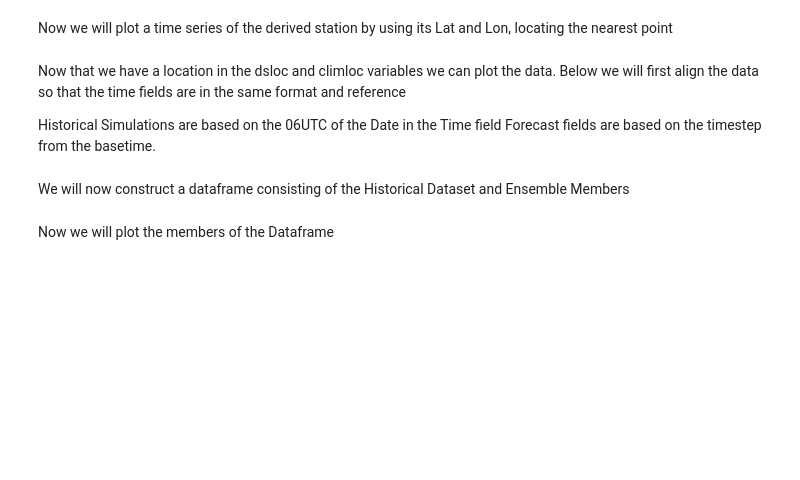
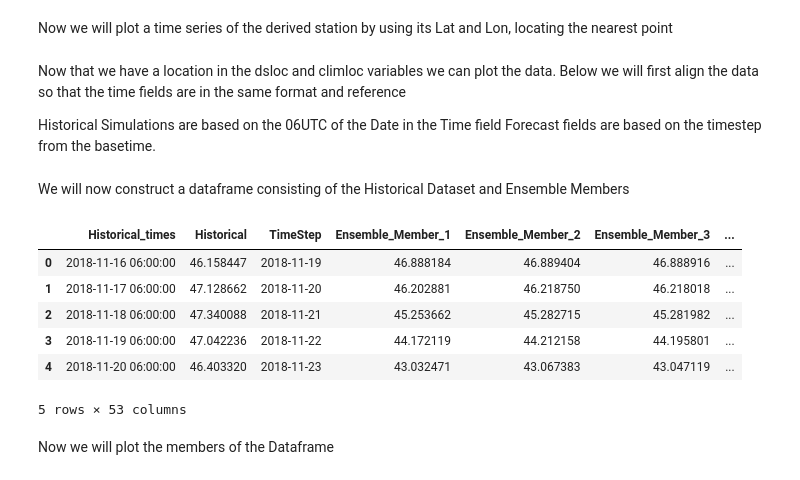
Before and after one commit to enyfeo/efas, a Jupyter notebook: work/5_Timeseries.ipynb, the cells around one changed output. Saved outputs shown, nothing was run; the diff lists cells and outputs as text; code cells hidden in the pictures; blank space fills up the shorter version.

```diff
--- a/work/5_Timeseries.ipynb
+++ b/work/5_Timeseries.ipynb
@@ -38,15 +72,10 @@ clim
 # %% [markdown]
 Now we will plot a time series of the derived station by using its Lat and Lon, locating the nearest point
 # %%
-import pyproj
-inputEPSG = pyproj.Proj(init='epsg:4326')   # ref system EFAS-IS
-outputEPSG = pyproj.Proj(init='epsg:3035')  # ref system LISFLOOD
-
-x_lsf, y_lsf = pyproj.transform(inputEPSG, outputEPSG, float(station.StationLon.values), float(station.StationLat.values))
 
 # extract data for selected point in netcdf file by LISFLOOD coordinates
-dsloc = ds.sel(x=x_lsf,y=y_lsf,method='nearest')
-climloc = clim.sel(x=x_lsf,y=y_lsf,method='nearest')
+dsloc = ds.sel(x=station.LisfloodX.values,y=station.LisfloodY.values,method='nearest')
+climloc = clim.sel(x=station.LisfloodX.values,y=station.LisfloodY.values,method='nearest')
 # %% [markdown]
 Now that we have a location in the dsloc and climloc variables we can plot the data.
 Below we will first align the data so that the time fields are in the same format and reference
@@ -63,13 +92,21 @@ We will now construct a dataframe consisting of the Historical Dataset and Ensem
 # %%
 df=pd.DataFrame({
     'Historical_times':np.array(climloc.time.values+np.timedelta64(climloc.step.values)), # Historical Times from the Climatology File
-    'Historical': climloc.dis24.values, # Historical Data from the Climatology file
+    'Historical': climloc.dis24.values[:,-1,-1], # Historical Data from the Climatology file
     'TimeStep': time}) # Time data from the Ensemble Data file as Times (Base + Delta("STEP"))
 
 for number in dsloc.number.values: #Include each member into the dataframe
-    df['Ensemble_Member_'+str(number)] = dsloc.dis24[number-1,:]
+    df['Ensemble_Member_'+str(number)] = dsloc.dis24[number-1,:,-1,-1].values
 
 df.head() #Print a short list of the dataframe
+# %% [output]
+|  | Historical_times | Historical | TimeStep | Ensemble_Member_1 | Ensemble_Member_2 | Ensemble_Member_3 | ... |
+| 0 | 2018-11-16 06:00:00 | 46.158447 | 2018-11-19 | 46.888184 | 46.889404 | 46.888916 | ... |
+| 1 | 2018-11-17 06:00:00 | 47.128662 | 2018-11-20 | 46.202881 | 46.218750 | 46.218018 | ... |
+| 2 | 2018-11-18 06:00:00 | 47.340088 | 2018-11-21 | 45.253662 | 45.282715 | 45.281982 | ... |
+| 3 | 2018-11-19 06:00:00 | 47.042236 | 2018-11-22 | 44.172119 | 44.212158 | 44.195801 | ... |
+| 4 | 2018-11-20 06:00:00 | 46.403320 | 2018-11-23 | 43.032471 | 43.067383 | 43.047119 | ... |
+5 rows × 53 columns
 # %% [markdown]
 Now we will plot the members of the Dataframe
 # %%
```
Also changed, not shown: parts of 8 cells of this notebook, 6 other files.
